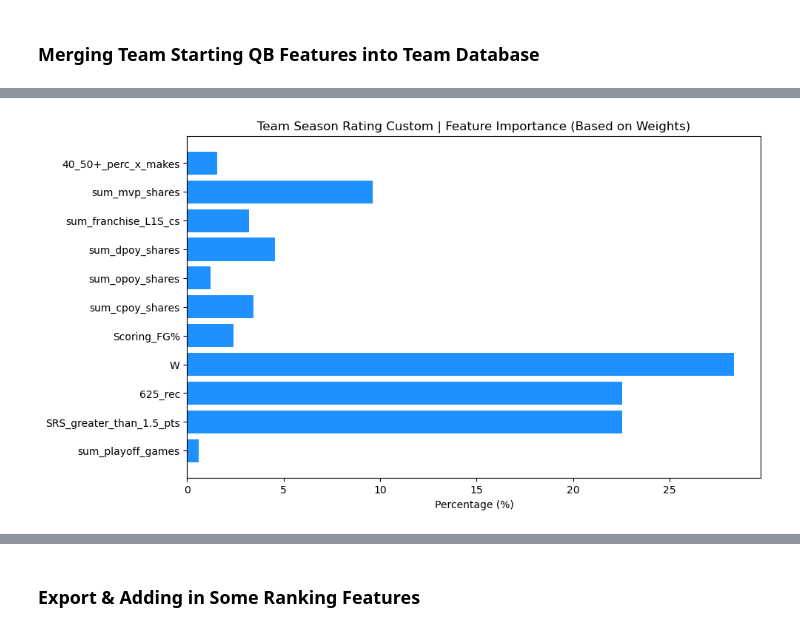
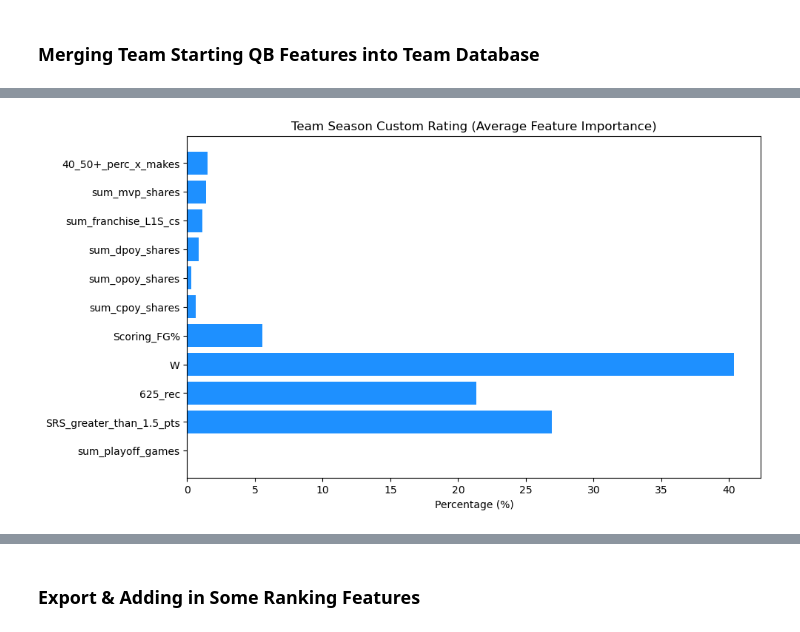
Before and after one commit to allenjake440/NFL_Champion, a Jupyter notebook: nfl_web_scrape/nfl_champ_data.ipynb, the cells around one changed output, grey strips where cells are left out. Drawn from its saved outputs; the diff is of its cells as text; code cells hidden in the pictures.

```diff
--- a/nfl_web_scrape/nfl_champ_data.ipynb
+++ b/nfl_web_scrape/nfl_champ_data.ipynb
@@ -37,14 +37,13 @@ all_team_offense_data = pd.read_csv('all_team_offense_data.csv', encoding="utf-8
 all_team_passing_offense_data = pd.read_csv('all_team_passing_offense_data.csv', encoding="utf-8-sig")
 all_team_pso_data = pd.read_csv('all_team_pso_data.csv', encoding="utf-8-sig")
 # %%
-# List of dataframes to process
-#dataframes = [
-#    all_coaches_data, all_player_award_data, all_player_defense_data, all_player_kicking_data,
-#    all_player_passing_data, all_player_receiving_data, all_player_rushing_data, all_team_advance_data,
-#    all_team_defense_data, all_team_games_data, all_team_offense_data,
-#    all_team_passing_offense_data, all_team_pso_data
-#]
+dataframes = [
+    all_coaches_data, all_player_award_data, all_player_defense_data, all_player_kicking_data,
+    all_player_passing_data, all_player_receiving_data, all_player_rushing_data, all_team_advance_data,
+    all_team_defense_data, all_team_games_data, all_team_offense_data,
+    all_team_passing_offense_data, all_team_pso_data
+]
 
-# Filter out rows where season is 2025
-#for df in dataframes:
-#    df.drop(df[df['season'] == 2024].index, inplace=True)
+for df in dataframes:
+    #Drop all rows where 'season' is equal to 2025
+    df.drop(df[df['season'] == 2024].index, inplace=True)
@@ -1398,26 +1472,55 @@ filtered_df
 # %%
+# Defining features and weights -ja
+features = [
+    '40_50+_perc_x_makes',
+    'sum_mvp_shares',
+    'sum_franchise_L1S_cs',
+    'sum_dpoy_shares',
+    'sum_opoy_shares',
+    'sum_cpoy_shares',
+    'Scoring_FG%',
+    'W',
+    '625_rec',
+    'SRS_greater_than_1.5_pts',
+    'sum_playoff_games'
+]
 
-# Define the features and their associated weights -ja
-features = ['40_50+_perc_x_makes', 'sum_mvp_shares', 'sum_franchise_L1S_cs', 'sum_dpoy_shares', 'sum_opoy_shares', 'sum_cpoy_shares','Scoring_FG%', 'W', '625_rec', 'SRS_greater_than_1.5_pts', 'sum_playoff_games']
-weights = [.48,2.98,.99,1.41,.37,1.07,.75,8.79,7,7,.19]
+weights = [
+    0.01,
+    0.22,
+    0.33,
+    0.15,
+    0.05,
+    0.27,
+    0.25,
+    0.18,
+    2.33,
+    2.33,
+    0.00
+]
 
-# Make all weights absolute for visualization -ja
-abs_weights = np.abs(weights)
+# mean on those x top rows - ja
+averages = all_team_advance_data[features].mean()
 
-# Calculate percentage for each weight -ja
-total_weight = np.sum(abs_weights)
-percent_weights = (abs_weights / total_weight) * 100
+# Apply weights to each average -ja
+weighted_values = averages * weights
 
-# Create a bar chart -ja
+# Calculate total weighted sum -ja
+total_weighted_sum = weighted_values.sum()
+
+# Calculate percentage of each weighted value relative to the total weighted sum -ja
+percentages = (weighted_values / total_weighted_sum) * 100
+
+# Create a bar chart
 plt.figure(figsize=(10, 6))
-plt.barh(features, percent_weights, color='dodgerblue')
+plt.barh(features, percentages, color='dodgerblue')
 plt.xlabel('Percentage (%)')
-plt.title('Team Season Rating Custom | Feature Importance (Based on Weights)')
+plt.title('Team Season Custom Rating (Average Feature Importance)')
 plt.gca().invert_yaxis()  # Invert y-axis for better readability -ja
 plt.show()
 
 # Display the percentage weights for each feature -ja
-for feature, percent in zip(features, percent_weights):
+for feature, percent in zip(features, percentages):
     print(f'{feature}: {percent:.2f}%')
 # %% [output]
-[figure, old version]
+[figure, new version]
```
Also changed, not shown: parts of 28 cells of this notebook, 14 other files.
